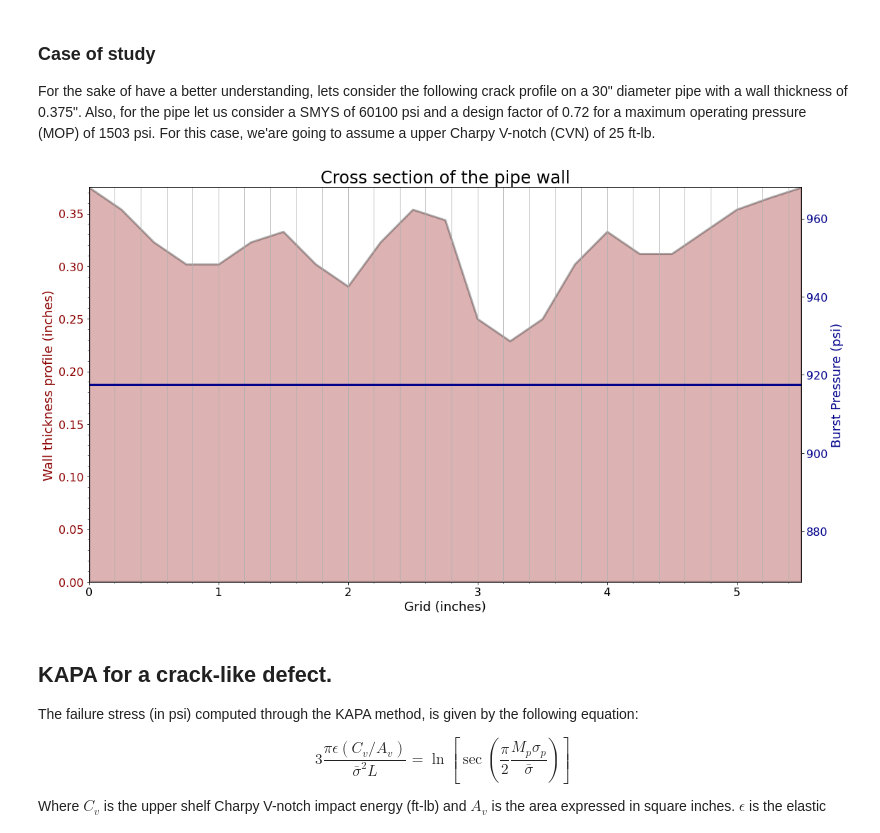
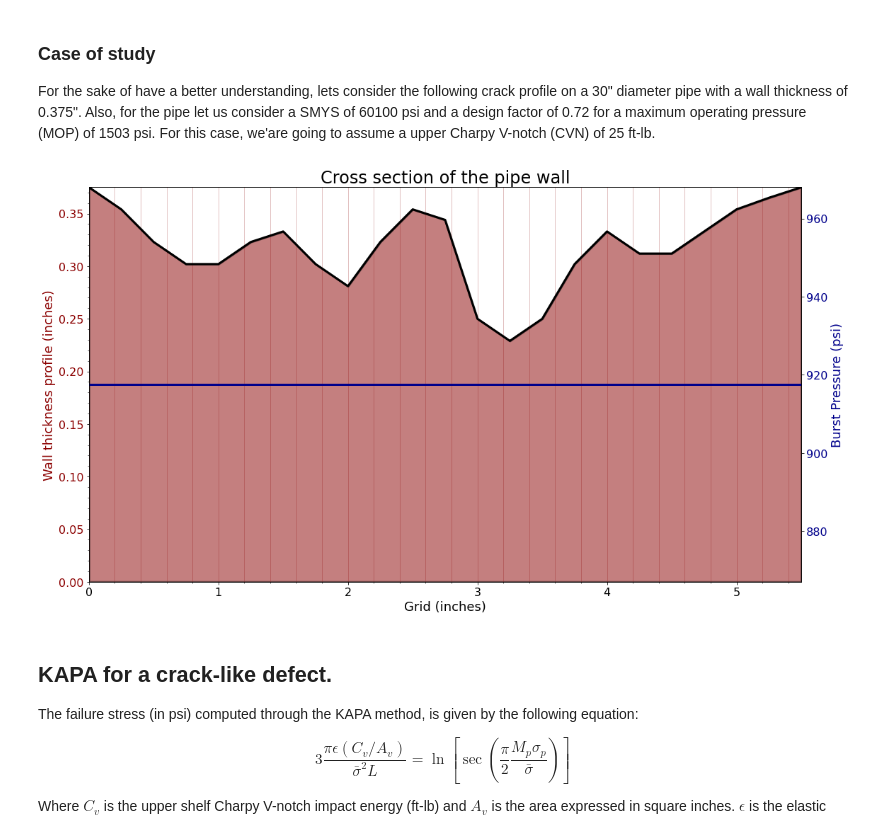
Before and after one commit to rfmergarejo/pipes, a Jupyter notebook: barlow.ipynb, the cells around one changed output. Drawn from its saved outputs; the diff is of its cells as text; code cells hidden in the pictures.

```diff
--- a/barlow.ipynb
+++ b/barlow.ipynb
@@ -42,37 +42,37 @@ cprof['smys_pressre'] = smys_pressure
 # Plotting the crack profile
 
 x_axis = cprof['profile_spacing'].to_numpy()
 
 color1 = 'darkred'
 color2 = 'darkblue'
 
 fig, axs = plt.subplots(figsize=(16,9))
 
-#axs.fill_between(cprof['profile_spacing'], thickness - cprof['depth'], 0, linewidth=3, color=color1, alpha=0.3, ec='black')
-axs.fill_between(cprof['profile_spacing'], thickness - cprof['depth'], 0, linewidth=3, color=color1, ec='black')
+axs.fill_between(cprof['profile_spacing'], thickness - cprof['depth'], 0, linewidth=3, color=color1, alpha=0.5, ec='black')
+axs.plot(cprof['profile_spacing'], thickness - cprof['depth'], linewidth=3, color='black')
 
 axs.set_xlabel('Grid (inches)', size=18)
 axs.tick_params(axis='x', labelsize=16)
 
 axs.set_ylabel('Wall thickness profile (inches)', size=18, color=color1)
 axs.tick_params(axis='y', labelcolor=color1, labelsize=16)
 
 axs.set_xlim(min(cprof['profile_spacing']), max(cprof['profile_spacing']))
 axs.set_ylim(0, thickness)
 
 axs.minorticks_on()
-axs.grid(axis='x', which='both', color=color1)
+axs.grid(axis='x', which='both', color=color1, alpha=0.3)
 
 axs1 = axs.twinx()
 axs1.hlines(cprof['smys_pressre'].min(), x_axis[0], x_axis[-1], linewidth=3, color=color2)
 
 axs1.set_ylabel('Burst Pressure (psi)', size=18, color=color2)
 axs1.tick_params(axis='y', labelcolor=color2, labelsize=16)
 
 plt.title('Cross section of the pipe wall', size=24)
 fig.tight_layout()
 # %% [output]
-[figure, old version]
+[figure, new version]
 # %% [markdown]
 ## KAPA for a crack-like defect.
 
```
Also changed, not shown: parts of 2 cells of this notebook.
